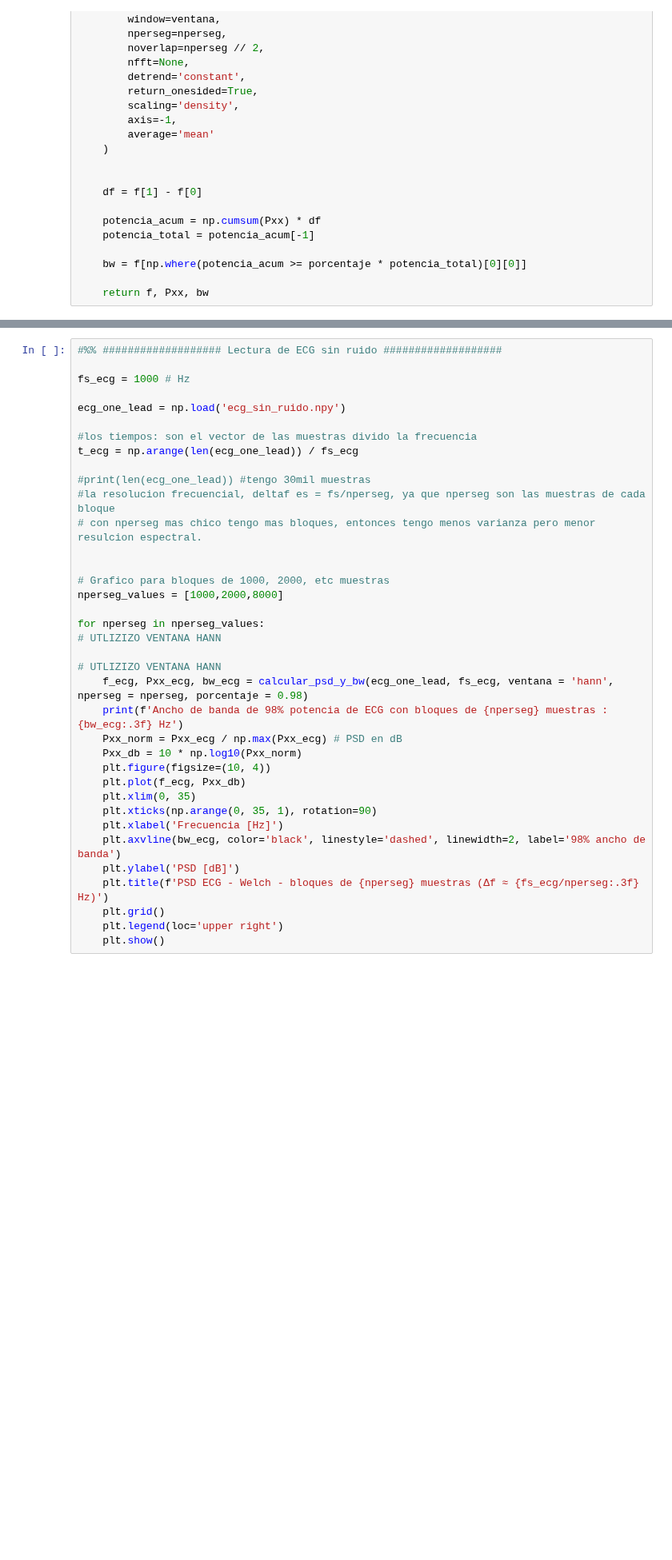
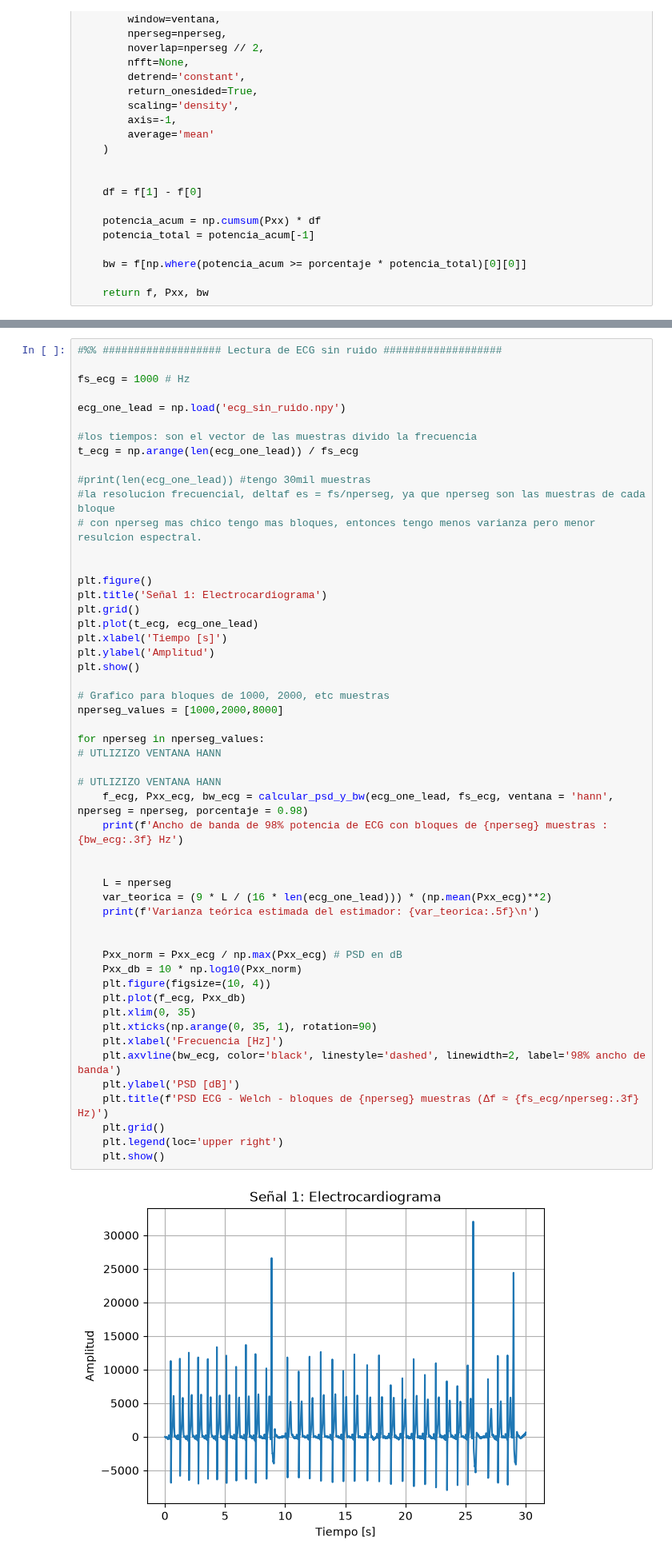
Before and after one commit to GConstenlaP/AyPS, a Jupyter notebook: TS5/TS5.ipynb, the cells around one changed output, grey strips where cells are left out. Shown at 80% size. Saved outputs shown, nothing was run; the diff lists cells and outputs as text; blank space fills up the shorter version.

```diff
--- a/TS5/TS5.ipynb
+++ b/TS5/TS5.ipynb
@@ -89,31 +117,47 @@ ecg_one_lead = np.load('ecg_sin_ruido.npy')
 t_ecg = np.arange(len(ecg_one_lead)) / fs_ecg
 
 #print(len(ecg_one_lead)) #tengo 30mil muestras
 #la resolucion frecuencial, deltaf es = fs/nperseg, ya que nperseg son las muestras de cada bloque
 # con nperseg mas chico tengo mas bloques, entonces tengo menos varianza pero menor resulcion espectral.
 
 
+plt.figure()
+plt.title('Señal 1: Electrocardiograma')
+plt.grid()
+plt.plot(t_ecg, ecg_one_lead)
+plt.xlabel('Tiempo [s]')
+plt.ylabel('Amplitud')
+plt.show()
+
 # Grafico para bloques de 1000, 2000, etc muestras
 nperseg_values = [1000,2000,8000]
 
 for nperseg in nperseg_values:
 # UTLIZIZO VENTANA HANN
 
 # UTLIZIZO VENTANA HANN
     f_ecg, Pxx_ecg, bw_ecg = calcular_psd_y_bw(ecg_one_lead, fs_ecg, ventana = 'hann', nperseg = nperseg, porcentaje = 0.98)
     print(f'Ancho de banda de 98% potencia de ECG con bloques de {nperseg} muestras : {bw_ecg:.3f} Hz')
+
+
+    L = nperseg
+    var_teorica = (9 * L / (16 * len(ecg_one_lead))) * (np.mean(Pxx_ecg)**2)
+    print(f'Varianza teórica estimada del estimador: {var_teorica:.5f}\n')
+
+
     Pxx_norm = Pxx_ecg / np.max(Pxx_ecg) # PSD en dB
     Pxx_db = 10 * np.log10(Pxx_norm)
     plt.figure(figsize=(10, 4))
     plt.plot(f_ecg, Pxx_db)
     plt.xlim(0, 35)
     plt.xticks(np.arange(0, 35, 1), rotation=90)
     plt.xlabel('Frecuencia [Hz]')
     plt.axvline(bw_ecg, color='black', linestyle='dashed', linewidth=2, label='98% ancho de banda')
     plt.ylabel('PSD [dB]')
     plt.title(f'PSD ECG - Welch - bloques de {nperseg} muestras (Δf ≈ {fs_ecg/nperseg:.3f} Hz)')
     plt.grid()
     plt.legend(loc='upper right')
     plt.show()
 # %% [output]
+[figure, new version]
 Ancho de banda de 98% potencia de ECG con bloques de 1000 muestras : 27.000 Hz
```
Also changed, not shown: parts of 18 cells of this notebook, 1 other file.
